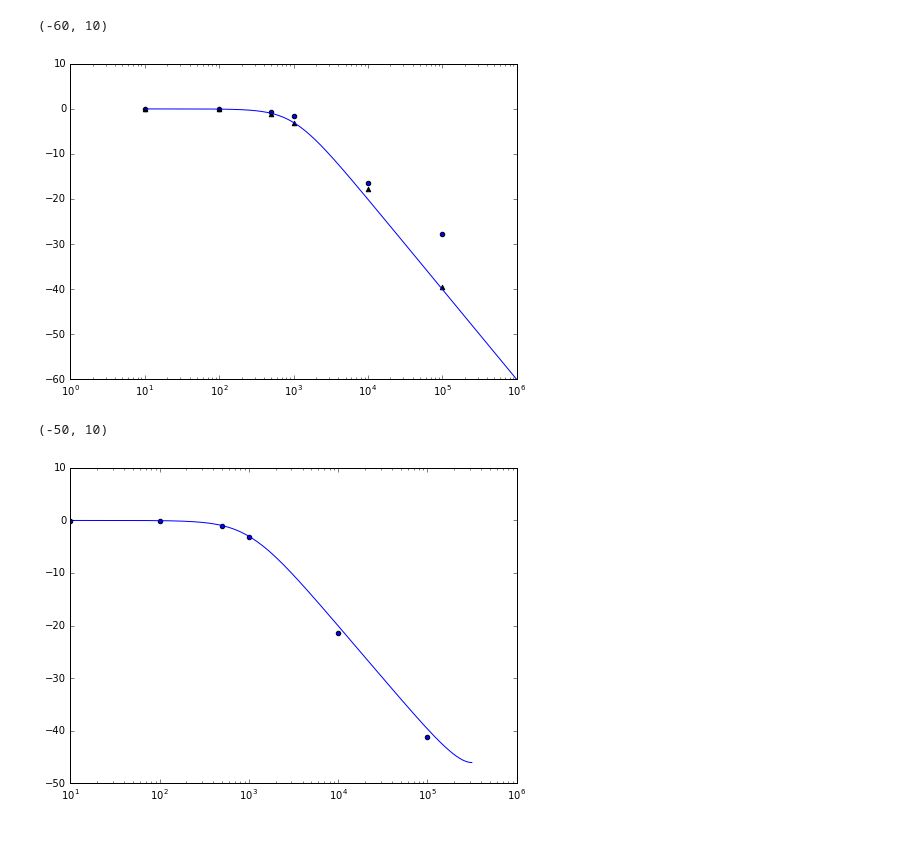
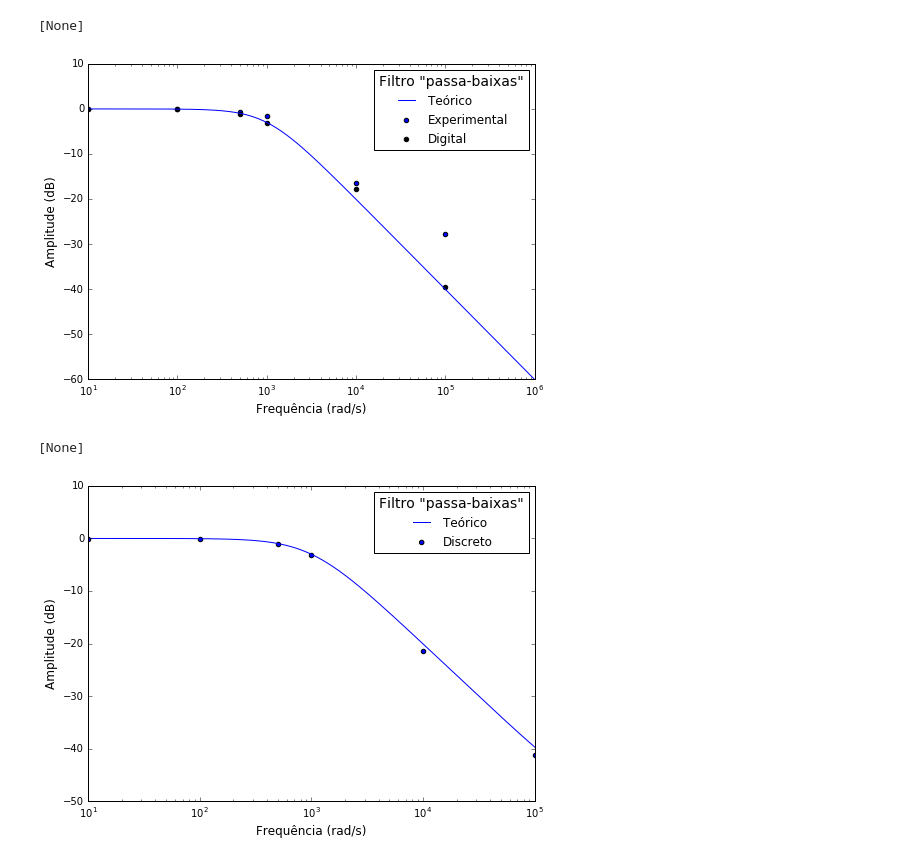
Before and after one commit to julionaojulho/machine-learning, a Jupyter notebook: signals_proc.ipynb, the cells around one changed output. Cells and saved outputs as stored; diff of their text form; code cells hidden in the pictures.

```diff
--- a/signals_proc.ipynb
+++ b/signals_proc.ipynb
@@ -10,23 +10,26 @@ C = 100/10e9
 sys = signal.TransferFunction([1],[R*C, 1])
 w,mag,phase = signal.bode(sys,np.linspace(10,1e6,1e6))
 # %%
-ganhos1 = 20*np.log10(np.array([0.99314,0.987926,0.934819,
+gain_exp = 20*np.log10(np.array([0.99314,0.987926,0.934819,
                    0.826152,0.149122,0.04099]))
-ganhosd = 20*np.log10(np.array([0.992816,0.987066,0.884942,
+gain_dig = 20*np.log10(np.array([0.992816,0.987066,0.884942,
                    0.69905,0.12868,0.01049]))
 freq = np.array([0.01,0.1,0.5,1,10,100]) / (R*C)
 # %%
 fig = plt.figure(figsize=(8,8/np.sqrt(2)))
 ax1 = fig.add_subplot(1,1,1)
-ax1.semilogx(w,mag)
-ax1.scatter(freq,ganhos1)
-ax1.scatter(freq,ganhosd,color='black',marker='^')
-ax1.set_xlim([1e0,1e6])
+ax1.semilogx(w,mag,label="Teórico")
+ax1.scatter(freq,gain_exp,label='Experimental')
+ax1.scatter(freq,gain_dig,color='black',label='Digital')
+ax1.set_xlim([1e1,1e6])
 ax1.set_ylim([-60,10])
-#plt.semilogx(w,phase)
+ax1.set_xlabel('Frequência (rad/s)',fontsize=12)
+ax1.set_ylabel('Amplitude (dB)',fontsize=12)
+l = plt.legend(scatterpoints = 1, title='Filtro "passa-baixas"')
+plt.setp(l.get_title(),fontsize=14)
 # %% [output]
-(-60, 10)
+[None]
-[figure, old version]
+[figure, new version]
 # %%
 ee = np.exp(-1/(1e5*R*C))
 num = [(1-ee)]
@@ -38,13 +41,17 @@ ganhos2 = 20*np.log10(np.array([0.993314,0.985193,0.886429,
 # %%
 fig2 = plt.figure(figsize=(8,8/np.sqrt(2)))
 ax1 = fig2.add_subplot(1,1,1)
-ax1.semilogx(w2,mag2)
-ax1.scatter(freq,ganhos2)
-ax1.set_xlim([1e1,1e6])
+ax1.semilogx(w2,mag2,label='Teórico')
+ax1.scatter(freq,ganhos2,label='Discreto')
+ax1.set_xlim([1e1,1e5])
 ax1.set_ylim([-50,10])
+ax1.set_xlabel('Frequência (rad/s)',fontsize=12)
+ax1.set_ylabel('Amplitude (dB)',fontsize=12)
+l = plt.legend(scatterpoints = 1, title='Filtro "passa-baixas"')
+plt.setp(l.get_title(),fontsize=14)
 # %% [output]
-(-50, 10)
+[None]
-[figure, old version]
+[figure, new version]
 # %%
 num = [1,1,1,1]
 den = [4,0,0,0]
```
Also changed, not shown: parts of 4 cells of this notebook.
